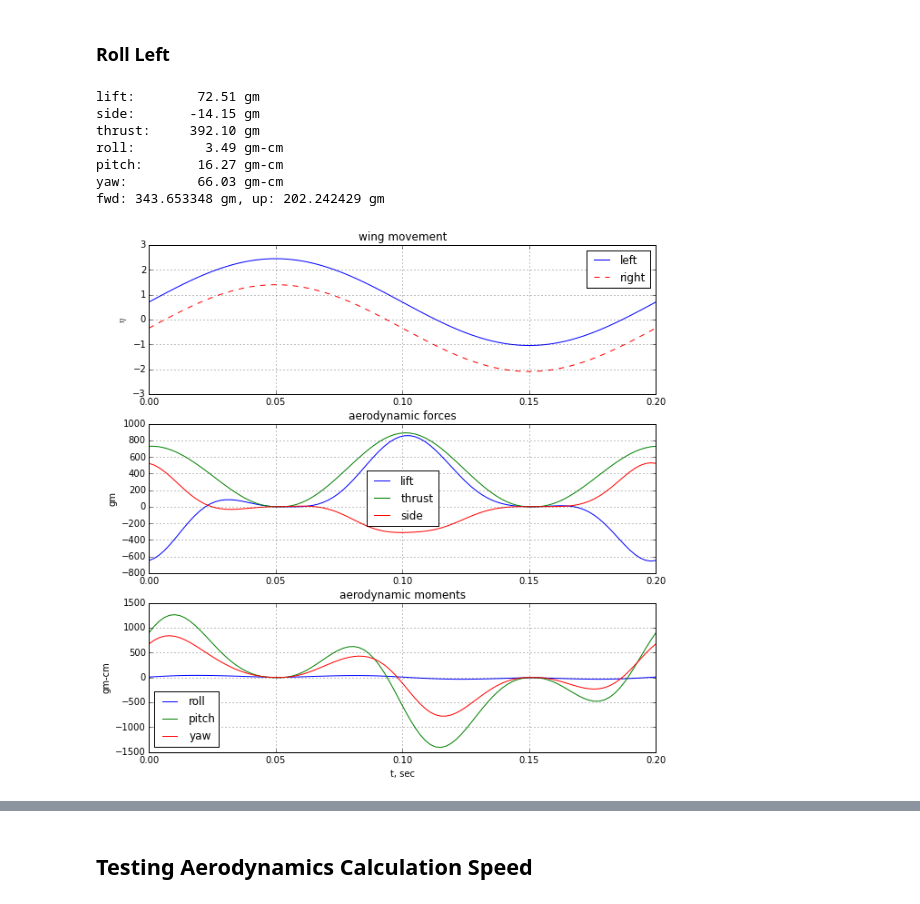
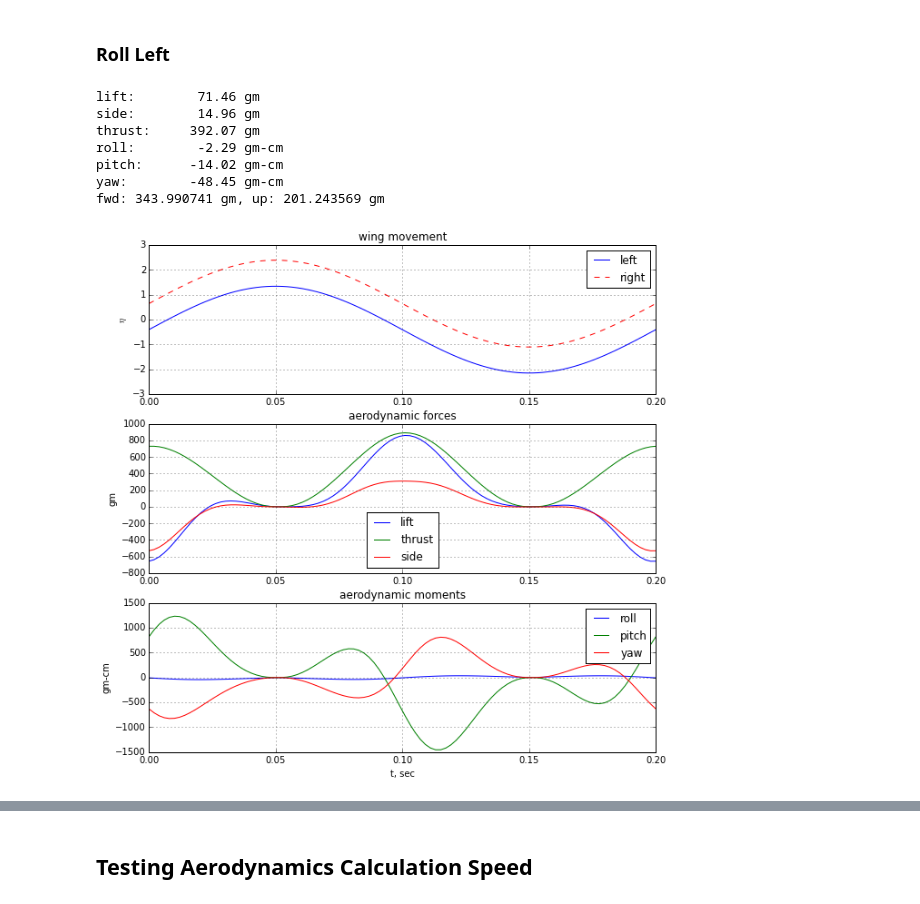
Before and after one commit to jgoppert/PX4-SIL, a Jupyter notebook: Blade Element Flapping.ipynb, the cells around one changed output, grey strips where cells are left out. Cells and saved outputs as stored; diff of their text form; code cells hidden in the pictures.

Commit message:
Changed flap center.

```diff
--- a/Blade Element Flapping.ipynb
+++ b/Blade Element Flapping.ipynb
@@ -305,13 +305,13 @@ fwd: 343.380317 gm, up: 197.683540 gm
 # %% [markdown]
 ### Roll Left
 # %%
-sim_flap(V=1, alpha=20*pi/180, freq=5, center=10*pi/180, delta=30*pi/180, flap_mag = 100*pi/180, f_aero=f_aero)
+sim_flap(V=1, alpha=20*pi/180, freq=5, center=6.5*pi/180, delta=-30*pi/180, flap_mag = 100*pi/180, f_aero=f_aero)
 # %% [output]
-lift:        72.51 gm
-side:       -14.15 gm
-thrust:     392.10 gm
-roll:         3.49 gm-cm
-pitch:       16.27 gm-cm
-yaw:         66.03 gm-cm
-fwd: 343.653348 gm, up: 202.242429 gm
+lift:        71.46 gm
+side:        14.96 gm
+thrust:     392.07 gm
+roll:        -2.29 gm-cm
+pitch:      -14.02 gm-cm
+yaw:        -48.45 gm-cm
+fwd: 343.990741 gm, up: 201.243569 gm
-[figure, old version]
+[figure, new version]
```
Also changed, not shown: parts of 5 cells of this notebook.
